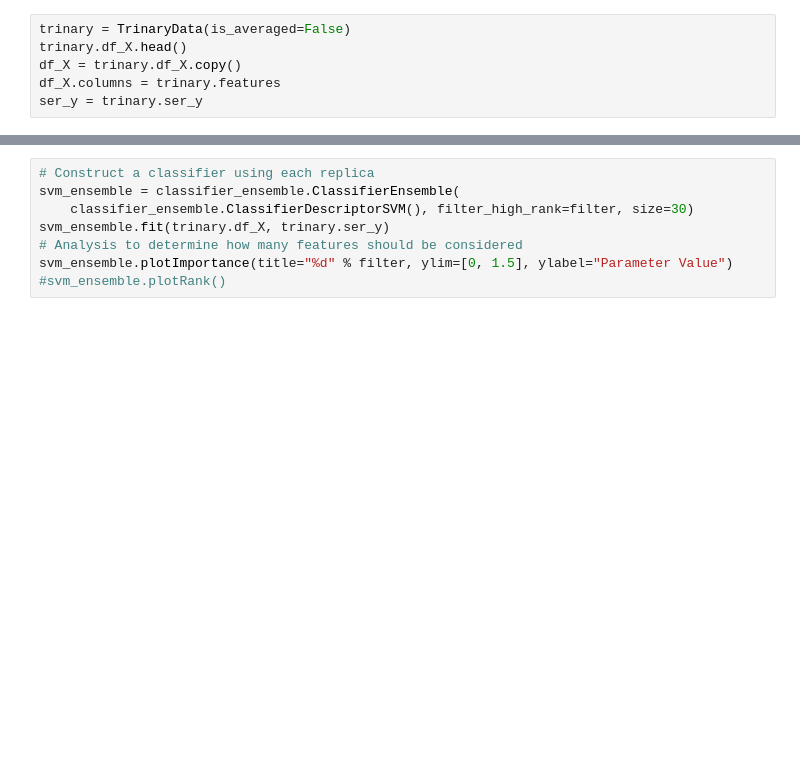
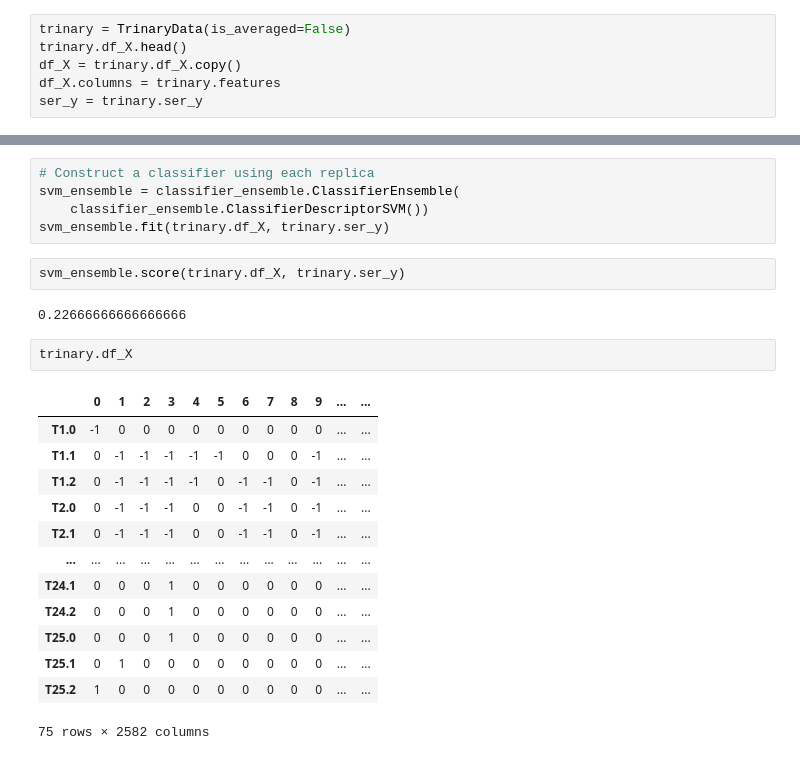
Before and after one commit to uwescience/xstate, a Jupyter notebook: notebooks/SVM Classification Using Individual Replicas.ipynb, the cells around one changed output, grey strips where cells are left out. Drawn from its saved outputs; the diff is of its cells as text; blank space fills up the shorter version.

Commit message:
Early analysis of using classifiers with replication

```diff
--- a/notebooks/SVM Classification Using Individual Replicas.ipynb
+++ b/notebooks/SVM Classification Using Individual Replicas.ipynb
@@ -113,8 +113,25 @@ Name: name, Length: 75, dtype: int64
 # %%
 # Construct a classifier using each replica
 svm_ensemble = classifier_ensemble.ClassifierEnsemble(
-    classifier_ensemble.ClassifierDescriptorSVM(), filter_high_rank=filter, size=30)
+    classifier_ensemble.ClassifierDescriptorSVM())
 svm_ensemble.fit(trinary.df_X, trinary.ser_y)
-# Analysis to determine how many features should be considered
-svm_ensemble.plotImportance(title="%d" % filter, ylim=[0, 1.5], ylabel="Parameter Value")
-#svm_ensemble.plotRank()
+# %%
+svm_ensemble.score(trinary.df_X, trinary.ser_y)
+# %% [output]
+0.22666666666666666
+# %%
+trinary.df_X
+# %% [output]
+|  | 0 | 1 | 2 | 3 | 4 | 5 | 6 | 7 | 8 | 9 | ... | ... |
+| T1.0 | -1 | 0 | 0 | 0 | 0 | 0 | 0 | 0 | 0 | 0 | ... | ... |
+| T1.1 | 0 | -1 | -1 | -1 | -1 | -1 | 0 | 0 | 0 | -1 | ... | ... |
+| T1.2 | 0 | -1 | -1 | -1 | -1 | 0 | -1 | -1 | 0 | -1 | ... | ... |
+| T2.0 | 0 | -1 | -1 | -1 | 0 | 0 | -1 | -1 | 0 | -1 | ... | ... |
+| T2.1 | 0 | -1 | -1 | -1 | 0 | 0 | -1 | -1 | 0 | -1 | ... | ... |
+| ... | ... | ... | ... | ... | ... | ... | ... | ... | ... | ... | ... | ... |
+| T24.1 | 0 | 0 | 0 | 1 | 0 | 0 | 0 | 0 | 0 | 0 | ... | ... |
+| T24.2 | 0 | 0 | 0 | 1 | 0 | 0 | 0 | 0 | 0 | 0 | ... | ... |
+| T25.0 | 0 | 0 | 0 | 1 | 0 | 0 | 0 | 0 | 0 | 0 | ... | ... |
+| T25.1 | 0 | 1 | 0 | 0 | 0 | 0 | 0 | 0 | 0 | 0 | ... | ... |
+| T25.2 | 1 | 0 | 0 | 0 | 0 | 0 | 0 | 0 | 0 | 0 | ... | ... |
+75 rows × 2582 columns
```
Also changed, not shown: parts of 2 cells of this notebook.
